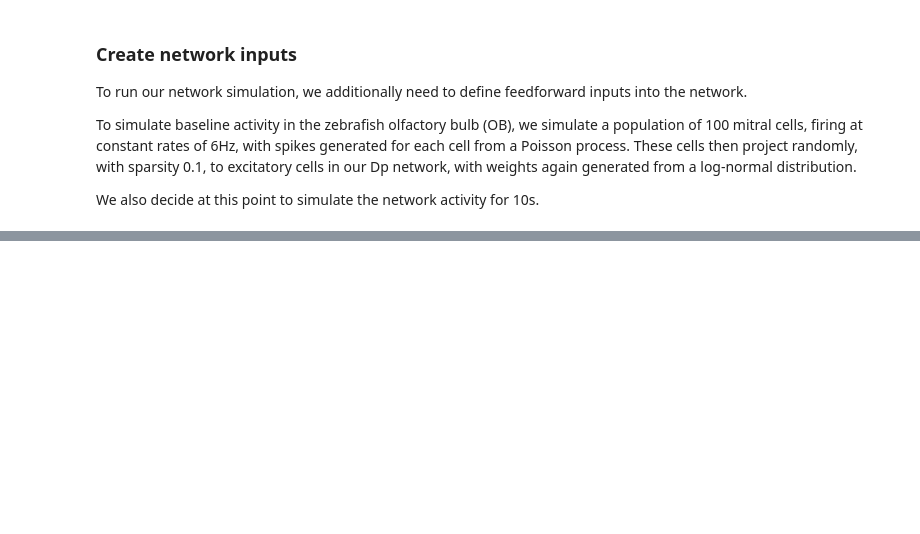
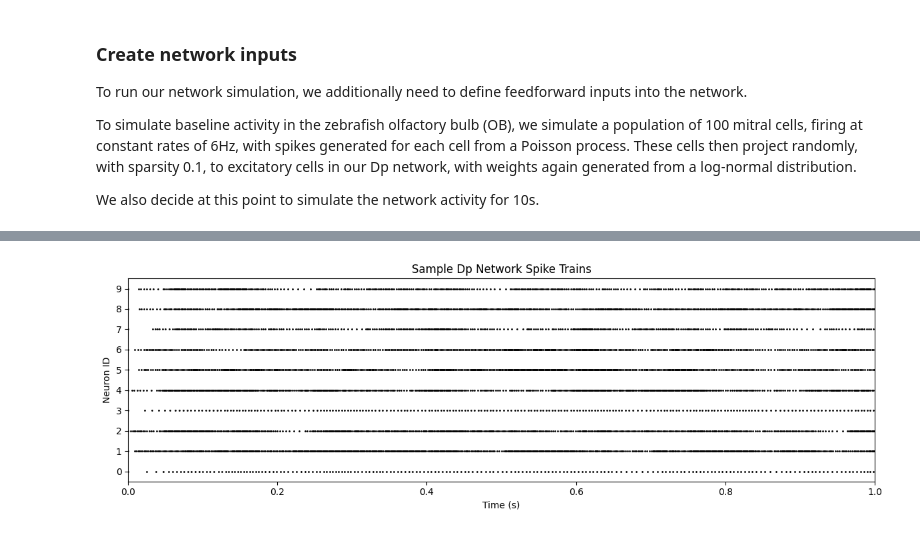
Before and after one commit to rory-bedford/connectome-snns, a Jupyter notebook: notebooks/generating-spiketrains-example.ipynb, the cells around one changed output, grey strips where cells are left out. Cells and saved outputs as stored; diff of their text form; code cells hidden in the pictures; blank space fills up the shorter version.

```diff
--- a/notebooks/generating-spiketrains-example.ipynb
+++ b/notebooks/generating-spiketrains-example.ipynb
@@ -146,9 +147,9 @@ mitral_cells = 100 # excitatory inputs
 # %%
 dt = params_df.set_index('symbol').loc['delta_t', 'value']*1e-3 # Convert ms to s
 n_steps = int(duration / dt)
-shape = (mitral_cells, n_steps)
+shape = (1, n_steps, mitral_cells)
 p_spike = rate * dt
-spikes = torch.rand(*shape) < p_spike
+input_spikes = np.random.rand(*shape) < p_spike
 # %%
 # Visualize the first 10 spike trains
 fig, ax = plt.subplots(figsize=(12, 4))
@@ -194,0 +200,33 @@ plt.show()
+# %%
+model = CurrentLIFNetwork(
+    csv_path=repo_root / "parameters" / "zebrafish-dp-default.csv",
+    neuron_types=neuron_types,
+    recurrent_weights=weights,
+    feedforward_weights=feedforward_weights,
+)
+
+model.initialise_parameters(
+    E_weight=1e-3,
+    I_weight=1e-3,
+)
+
+output_spikes, output_voltages, output_currents = model.forward(
+    n_steps=n_steps,
+    inputs=input_spikes,
+)
+# %%
+# Visualize the first 10 spike trains
+fig, ax = plt.subplots(figsize=(12, 4))
+time_window = int(1.0 / dt)
+spike_times, neuron_ids = np.where(output_spikes[0, :time_window, :])
+ax.scatter(spike_times * dt, neuron_ids, s=1, color='black')
+ax.set_xlabel('Time (s)')
+ax.set_ylabel('Neuron ID')
+ax.set_title('Sample Dp Network Spike Trains')
+ax.set_ylim(-0.5, 9.5)
+ax.set_yticks(range(10))
+ax.set_xlim(0, 1.0)
+plt.tight_layout()
+plt.show()
+# %% [output]
+[figure, added]
```
Also changed, not shown: parts of 10 cells of this notebook, 1 other file.
